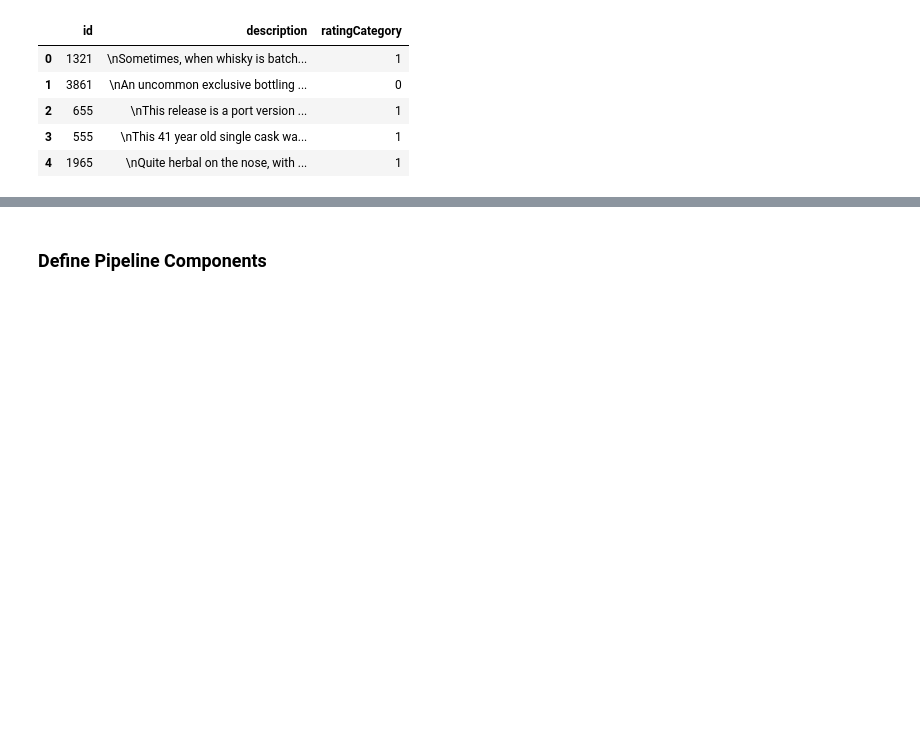
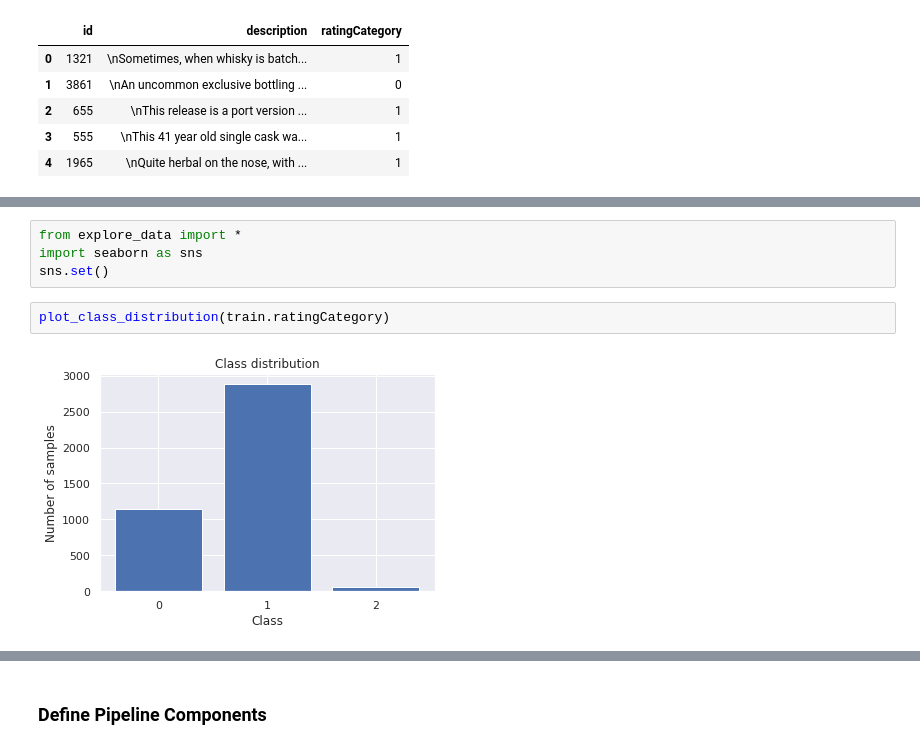
Before and after one commit to JeffreyAsuncion/DS-Unit-4-Sprint-1-NLP, a Jupyter notebook: module3-document-classification/LS_DS_413_Document_Classification_Assignment.ipynb, the cells around one changed output, grey strips where cells are left out. Saved outputs shown, nothing was run; the diff lists cells and outputs as text; blank space fills up the shorter version.

```diff
--- a/module3-document-classification/LS_DS_413_Document_Classification_Assignment.ipynb
+++ b/module3-document-classification/LS_DS_413_Document_Classification_Assignment.ipynb
@@ -47,0 +60,8 @@ train.head()
+# %%
+from explore_data import *
+import seaborn as sns
+sns.set()
+# %%
+plot_class_distribution(train.ratingCategory)
+# %% [output]
+[figure, added]
```
Also changed, not shown: parts of 9 cells of this notebook, 1 other file.
